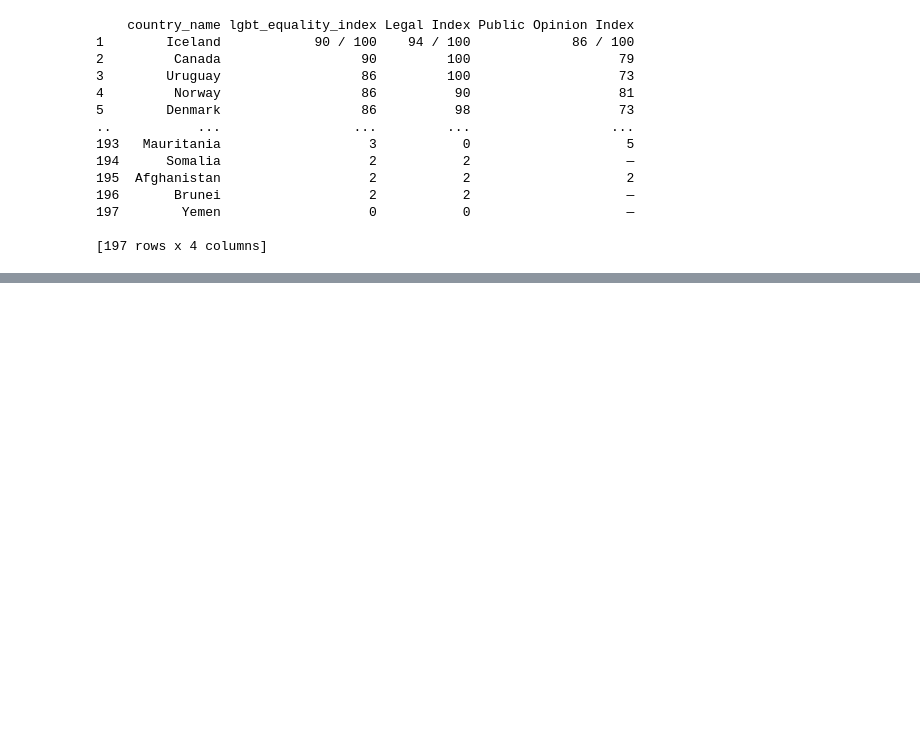
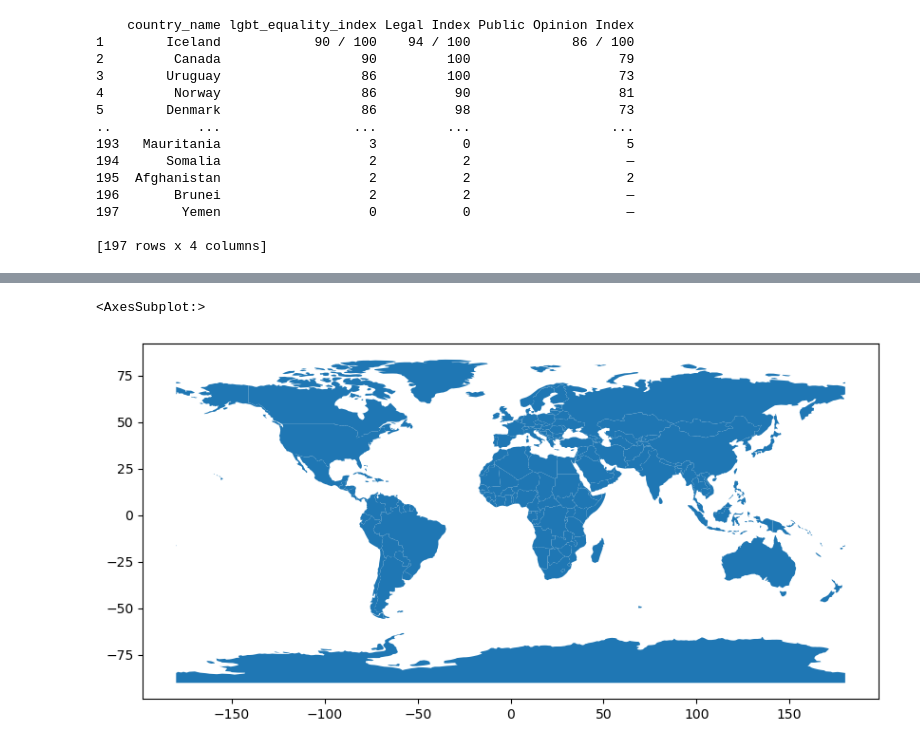
Before and after one commit to tatdef/IH_project2_indicator_gender, a Jupyter notebook: LGBT_Equality_Index.ipynb, the cells around one changed output, grey strips where cells are left out. Cells and saved outputs as stored; diff of their text form; code cells hidden in the pictures; blank space fills up the shorter version.

Commit message:
Jupyter NB with Geopandas world map added for lgbt equality index

```diff
--- a/LGBT_Equality_Index.ipynb
+++ b/LGBT_Equality_Index.ipynb
@@ -80,3 +80,14 @@ equal_df[1:].to_csv('lgbt_equality_index.csv')
 197        Yemen                   0           0                    —
 
 [197 rows x 4 columns]
+# %%
+# conda install pandas fiona shapely pyproj rtree
+# pip install geopandas
+
+import geopandas as gpd
+import matplotlib.pyplot as plt
+
+df_world = gpd.read_file(gpd.datasets.get_path('naturalearth_lowres'))
+print(f"{type(df_world)}, {df_world.geometry.name}")
+print(df_world.head())
+print(df_world.geometry.geom_type.value_counts())
@@ -82,0 +112,5 @@ equal_df[1:].to_csv('lgbt_equality_index.csv')
+# %%
+df_world.plot(figsize=(10,6))
+# %% [output]
+<AxesSubplot:>
+[figure, added]
```
Also changed, not shown: parts of 3 cells of this notebook.
